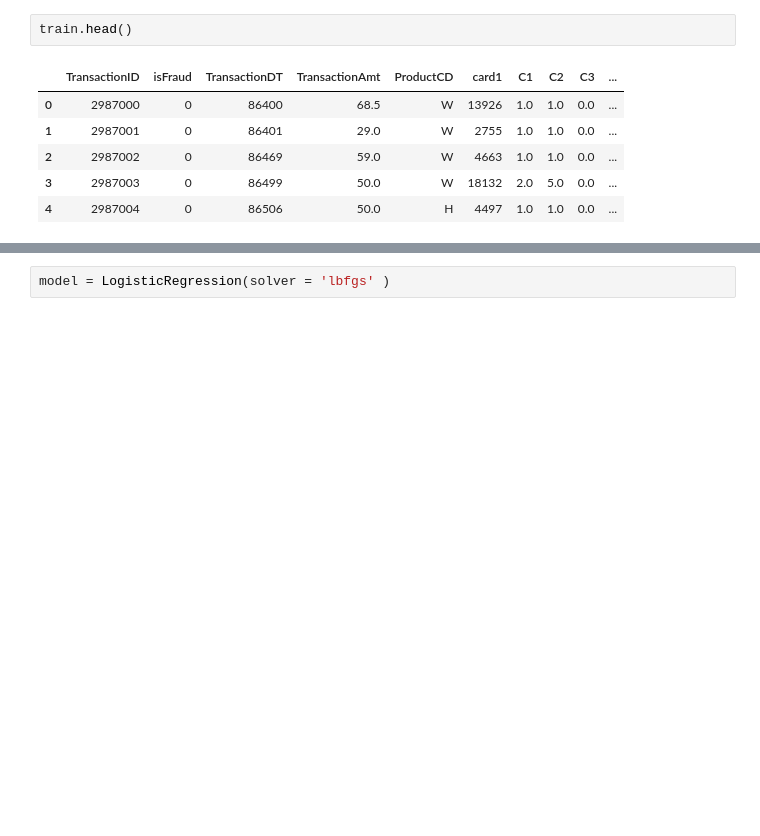
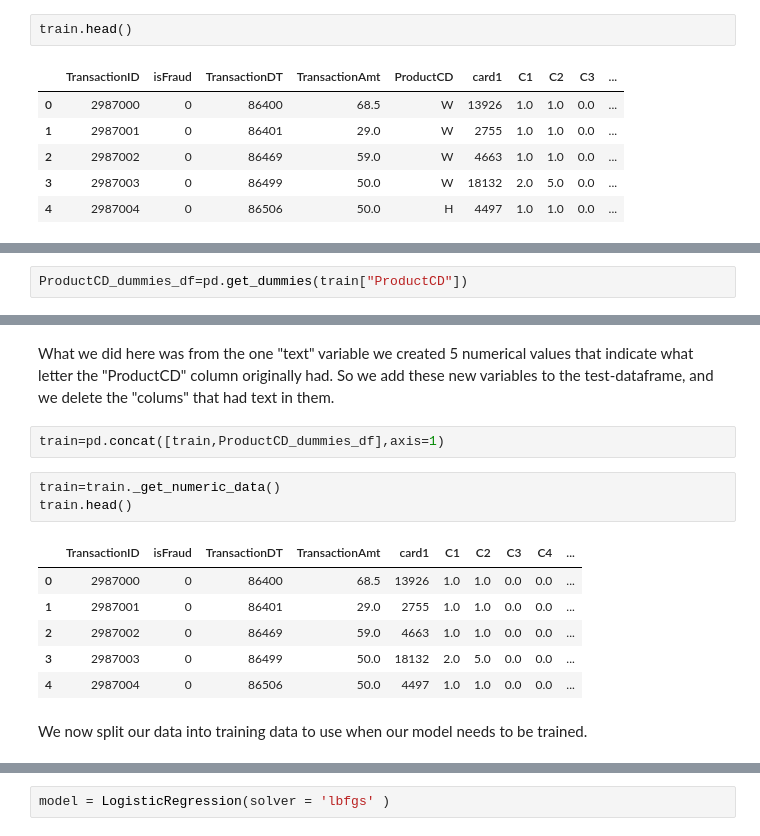
Before and after one commit to Keld-j/Week-03, a Jupyter notebook: Fraud_Detection.ipynb, the cells around one changed output, grey strips where cells are left out. Drawn from its saved outputs; the diff is of its cells as text; blank space fills up the shorter version.

```diff
--- a/Fraud_Detection.ipynb
+++ b/Fraud_Detection.ipynb
@@ -212,0 +260,2 @@ train.head()
+# %%
+ProductCD_dummies_df=pd.get_dummies(train["ProductCD"])
@@ -213 +271,17 @@ train.head()
+# %% [markdown]
+What we did here was from the one "text" variable we created 5 numerical values that indicate what letter the "ProductCD" column originally had. So we add these new variables to the test-dataframe, and we delete the "colums" that had text in them.
+# %%
+train=pd.concat([train,ProductCD_dummies_df],axis=1)
+# %%
+train=train._get_numeric_data()
+train.head()
+# %% [output]
+|  | TransactionID | isFraud | TransactionDT | TransactionAmt | card1 | C1 | C2 | C3 | C4 | ... |
+| 0 | 2987000 | 0 | 86400 | 68.5 | 13926 | 1.0 | 1.0 | 0.0 | 0.0 | ... |
+| 1 | 2987001 | 0 | 86401 | 29.0 | 2755 | 1.0 | 1.0 | 0.0 | 0.0 | ... |
+| 2 | 2987002 | 0 | 86469 | 59.0 | 4663 | 1.0 | 1.0 | 0.0 | 0.0 | ... |
+| 3 | 2987003 | 0 | 86499 | 50.0 | 18132 | 2.0 | 5.0 | 0.0 | 0.0 | ... |
+| 4 | 2987004 | 0 | 86506 | 50.0 | 4497 | 1.0 | 1.0 | 0.0 | 0.0 | ... |
+# %% [markdown]
+We now split our data into training data to use when our model needs to be trained.
 # %%
```
Also changed, not shown: parts of 27 cells of this notebook.
